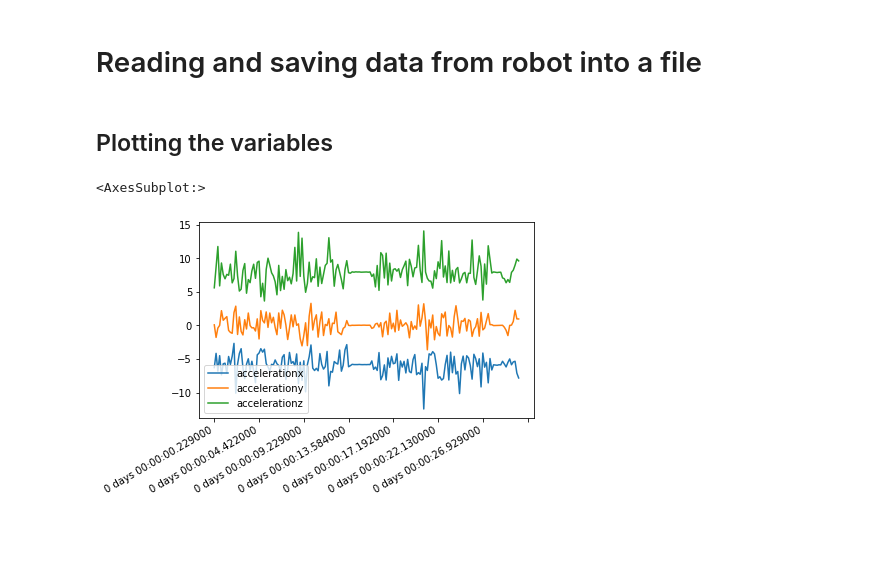
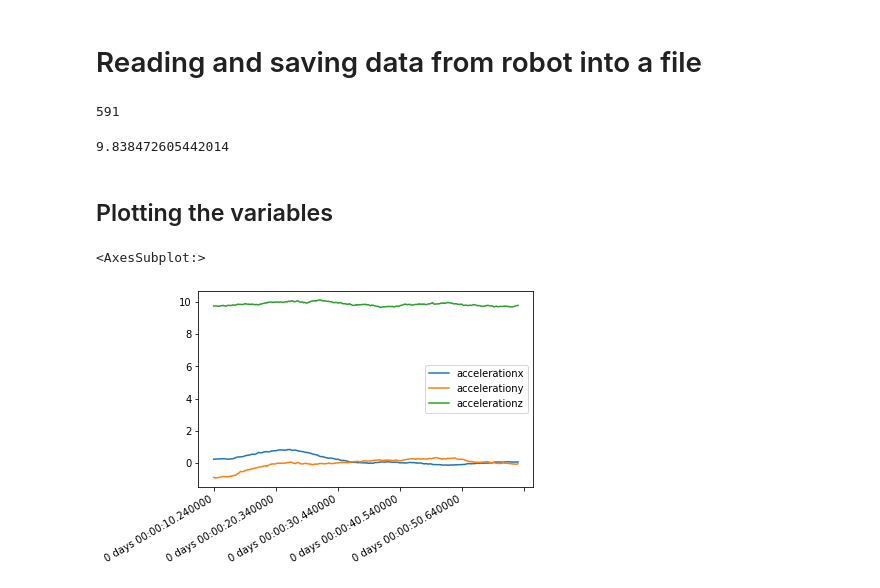
Before and after one commit to hallav/legorobot, a Jupyter notebook: analysis/data_retrieval_tests.ipynb, the cells around one changed output. Cells and saved outputs as stored; diff of their text form; code cells hidden in the pictures; blank space fills up the shorter version.

Commit message:
Optimize mvp_test data output

```diff
--- a/analysis/data_retrieval_tests.ipynb
+++ b/analysis/data_retrieval_tests.ipynb
@@ -28,30 +39,36 @@ with open(filename,'r') as file:
         line = file.readline()
-# %%
-timer= []
-
-with open(filename,'r') as file:
-    lines = file.readlines()
-    for line in lines:
-        if 'delta_time' in line.strip():
-            timer.append(float(line.strip().split(' ')[1]))
 # %%
 acceleration_a= np.array(acceleration)
 distances_a = np.array(distances)
+angular_velocity_a = np.array(angular_velocity)
 timer_a = np.array(timer)
+# %%
+len(timer)
+# %% [output]
+591
 # %%
-d_dict=dict(accelerationx=acceleration_a[:,0],
+d_dict=dict(
+    accelerationx=acceleration_a[:,0],
     accelerationy=acceleration_a[:,1],
     accelerationz=acceleration_a[:,2],
-    distance=distances_a)
+    distance=distances_a,
+    angular_velocity_x=angular_velocity_a[:,0],
+    angular_velocity_y=angular_velocity_a[:,1],
+    angular_velocity_z=angular_velocity_a[:,2],
+)
 # %%
-robot_df = pd.DataFrame(d_dict,index=pd.TimedeltaIndex(timer_a.cumsum(),unit='ms'))
+robot_df = pd.DataFrame(d_dict,index=pd.TimedeltaIndex(timer_a,unit='ms')) # used to be .cumsum() with delta times
+# %%
+np.sqrt(np.sum(robot_df.filter(regex='acceleration').mean(axis=0).values**2))
+# %% [output]
+9.838472605442014
 # %% [markdown]
 ## Plotting the variables
 # %%
-robot_df.filter(regex='acceleration').plot()
+robot_df.filter(regex='acceleration').rolling(100).mean().plot()
 # %% [output]
 <AxesSubplot:>
-[figure, old version]
+[figure, new version]
 # %%
 robot_df['distance'].plot()
 # %% [output]
```
Also changed, not shown: parts of 6 cells of this notebook, 2 other files.
